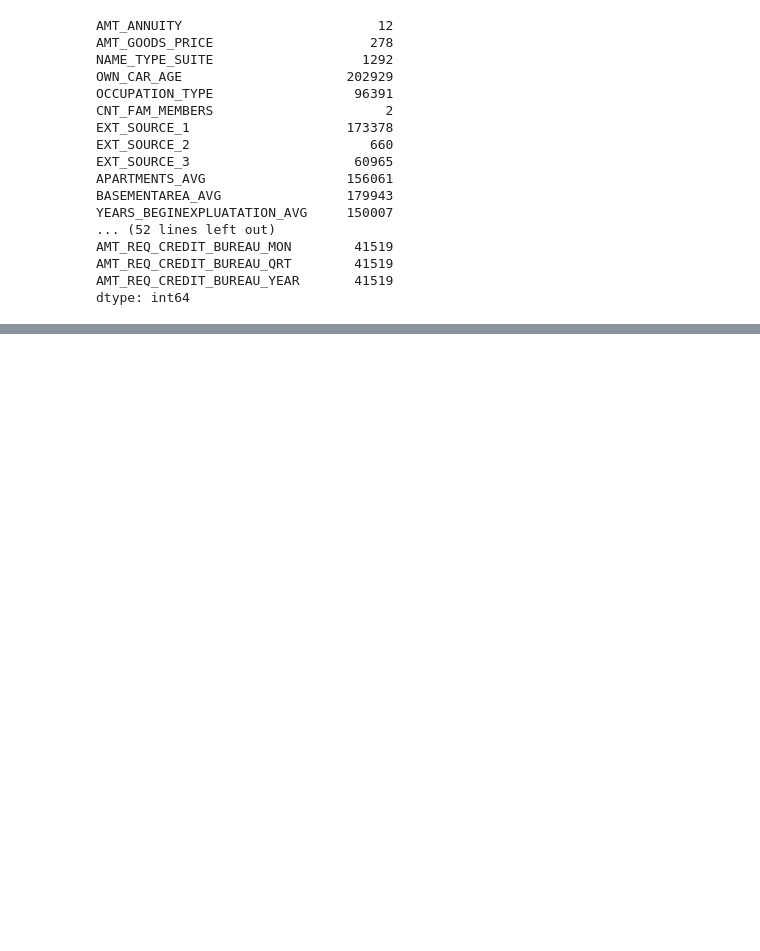
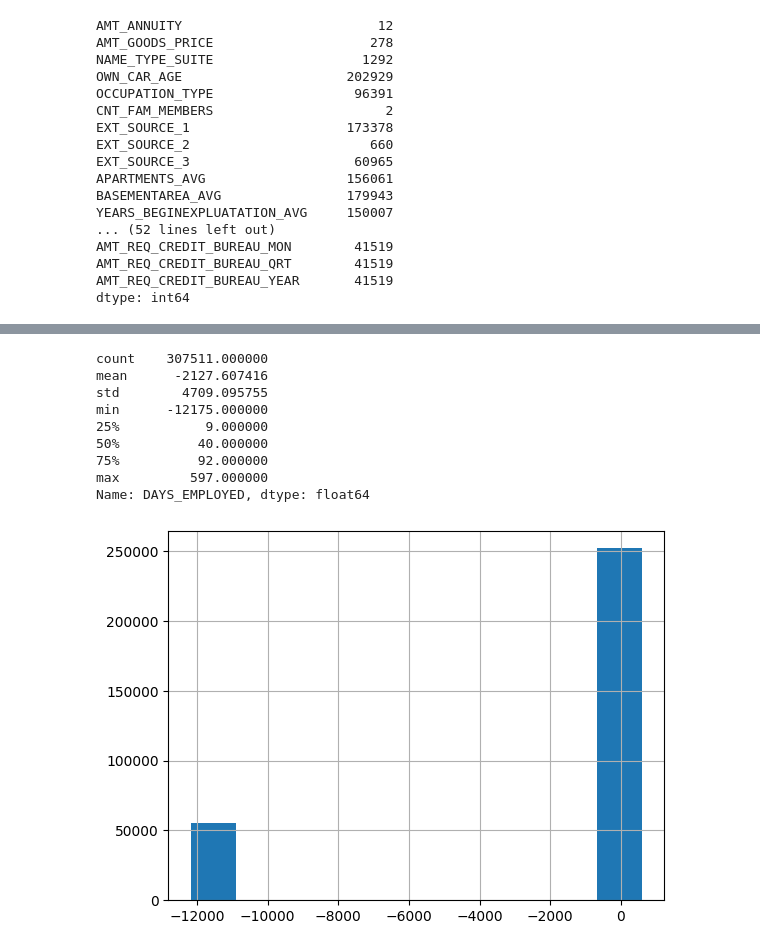
Before and after one commit to azoz01/default_prediction, a Jupyter notebook: eda/eda.ipynb, the cells around one changed output, grey strips where cells are left out. Drawn from its saved outputs; the diff is of its cells as text; code cells hidden in the pictures; blank space fills up the shorter version.

```diff
--- a/eda/eda.ipynb
+++ b/eda/eda.ipynb
@@ -234,0 +246,17 @@ Impute with 0:
+# %%
+months_employed=-application["DAYS_EMPLOYED"]//30
+months_employed.hist()
+months_employed.describe()
+# Propose segmentation (-inf, 6), (6, 24), (24, 60), 60+
+# Needed further reseearch on negative values, now I consider them as invalid
+# %% [output]
+count    307511.000000
+mean      -2127.607416
+std        4709.095755
+min      -12175.000000
+25%           9.000000
+50%          40.000000
+75%          92.000000
+max         597.000000
+Name: DAYS_EMPLOYED, dtype: float64
+[figure, added]
```
Also changed, not shown: parts of 3 cells of this notebook, 2 other files.
